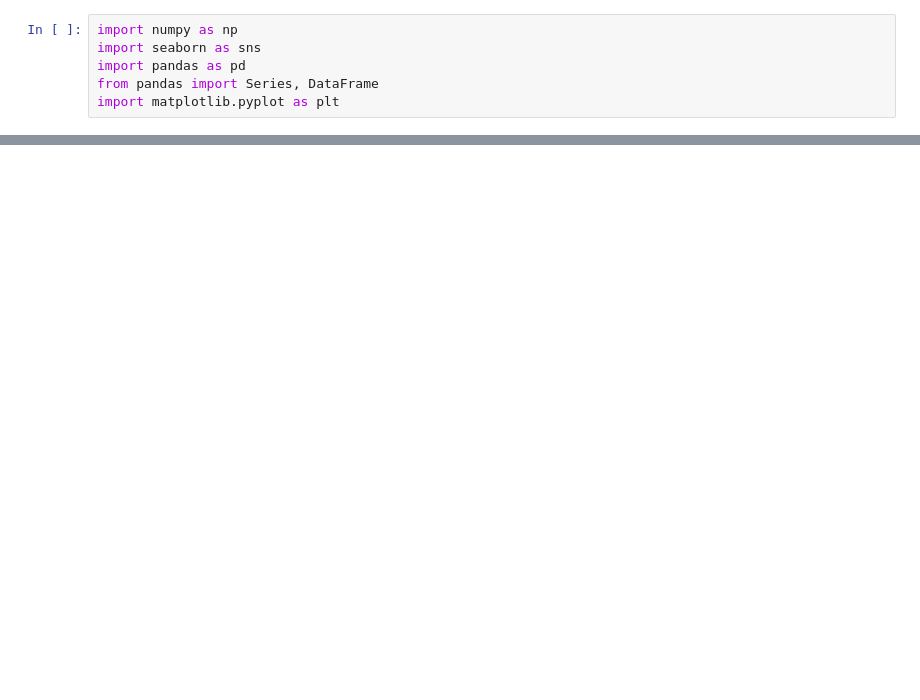
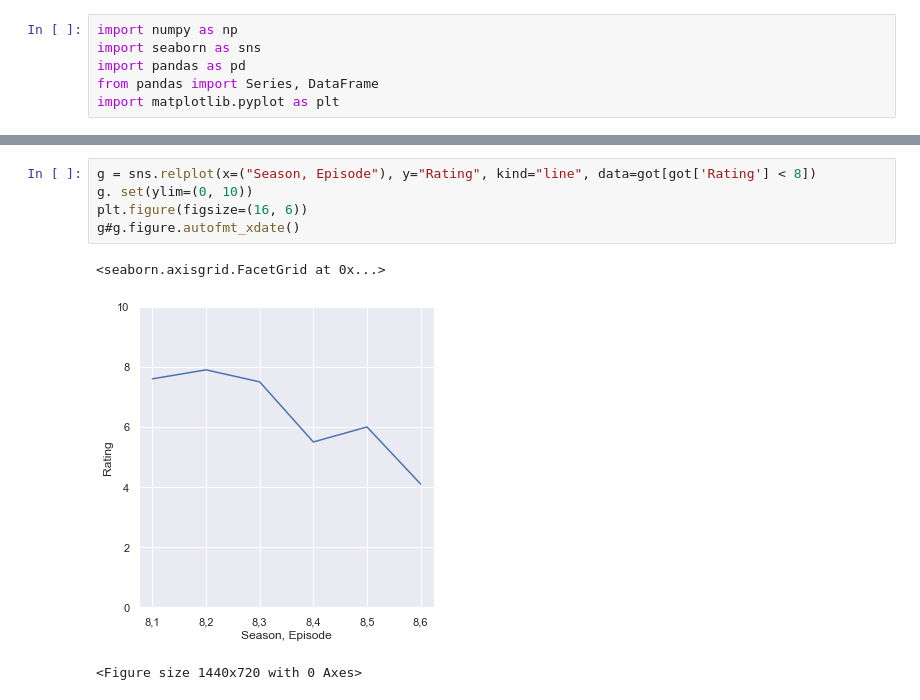
Before and after one commit to paulaked/data25-visualisations, a Jupyter notebook: Untitled.ipynb, the cells around one changed output, grey strips where cells are left out. Drawn from its saved outputs; the diff is of its cells as text; blank space fills up the shorter version.

```diff
--- a/Untitled.ipynb
+++ b/Untitled.ipynb
@@ -35,0 +55,9 @@ g.figure.autofmt_xdate()
+# %%
+g = sns.relplot(x=("Season, Episode"), y="Rating", kind="line", data=got[got['Rating'] < 8])
+g. set(ylim=(0, 10))
+plt.figure(figsize=(16, 6))
+g#g.figure.autofmt_xdate()
+# %% [output]
+<seaborn.axisgrid.FacetGrid at 0x...>
+[figure, added]
+<Figure size 1440x720 with 0 Axes>
```
Also changed, not shown: parts of 4 cells of this notebook.
